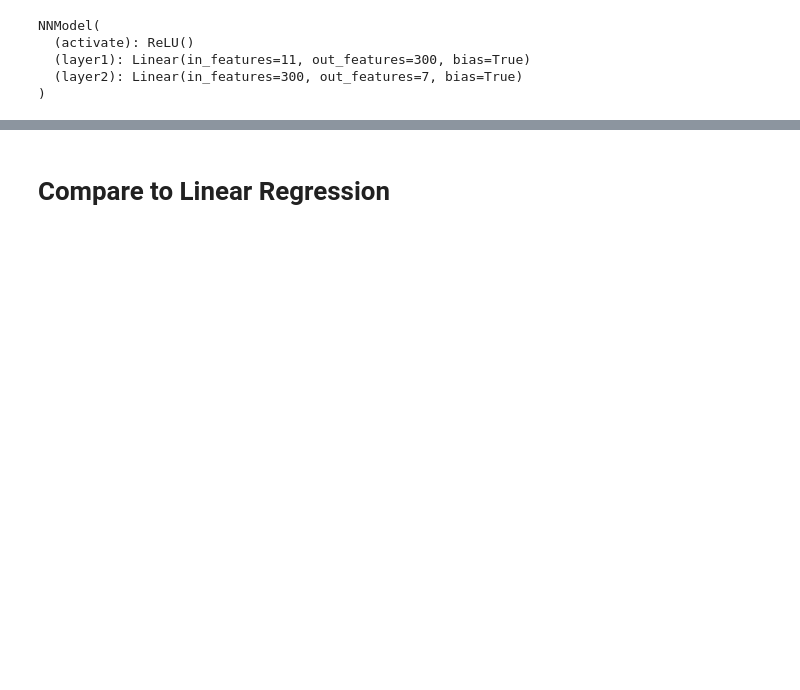
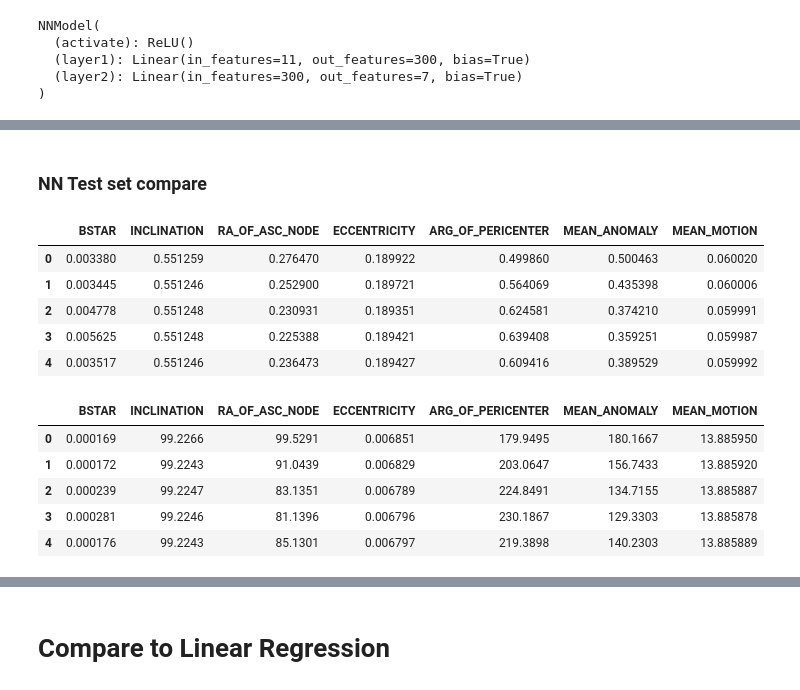
Before and after one commit to cm-tle-pred/tle-prediction, a Jupyter notebook: models/model_0/playground.ipynb, the cells around one changed output, grey strips where cells are left out. Cells and saved outputs as stored; diff of their text form; code cells hidden in the pictures; blank space fills up the shorter version.

```diff
--- a/models/model_0/playground.ipynb
+++ b/models/model_0/playground.ipynb
@@ -146,0 +182,19 @@ clean_data.normalize_all_columns(y_pred_df, reverse=True)  # reverse the normali
+# %% [markdown]
+### NN Test set compare
+# %%
+X_test,y_test = clean_data.build_xy(test_df,test_idx_map)  # create input/label pair
+display(y_test.head())
+clean_data.normalize_all_columns(y_test.head().copy(), reverse=True)
+# %% [output]
+|  | BSTAR | INCLINATION | RA_OF_ASC_NODE | ECCENTRICITY | ARG_OF_PERICENTER | MEAN_ANOMALY | MEAN_MOTION |
+| 0 | 0.003380 | 0.551259 | 0.276470 | 0.189922 | 0.499860 | 0.500463 | 0.060020 |
+| 1 | 0.003445 | 0.551246 | 0.252900 | 0.189721 | 0.564069 | 0.435398 | 0.060006 |
+| 2 | 0.004778 | 0.551248 | 0.230931 | 0.189351 | 0.624581 | 0.374210 | 0.059991 |
+| 3 | 0.005625 | 0.551248 | 0.225388 | 0.189421 | 0.639408 | 0.359251 | 0.059987 |
+| 4 | 0.003517 | 0.551246 | 0.236473 | 0.189427 | 0.609416 | 0.389529 | 0.059992 |
+|  | BSTAR | INCLINATION | RA_OF_ASC_NODE | ECCENTRICITY | ARG_OF_PERICENTER | MEAN_ANOMALY | MEAN_MOTION |
+| 0 | 0.000169 | 99.2266 | 99.5291 | 0.006851 | 179.9495 | 180.1667 | 13.885950 |
+| 1 | 0.000172 | 99.2243 | 91.0439 | 0.006829 | 203.0647 | 156.7433 | 13.885920 |
+| 2 | 0.000239 | 99.2247 | 83.1351 | 0.006789 | 224.8491 | 134.7155 | 13.885887 |
+| 3 | 0.000281 | 99.2246 | 81.1396 | 0.006796 | 230.1867 | 129.3303 | 13.885878 |
+| 4 | 0.000176 | 99.2243 | 85.1301 | 0.006797 | 219.3898 | 140.2303 | 13.885889 |
```
Also changed, not shown: parts of 20 cells of this notebook, 2 other files.
